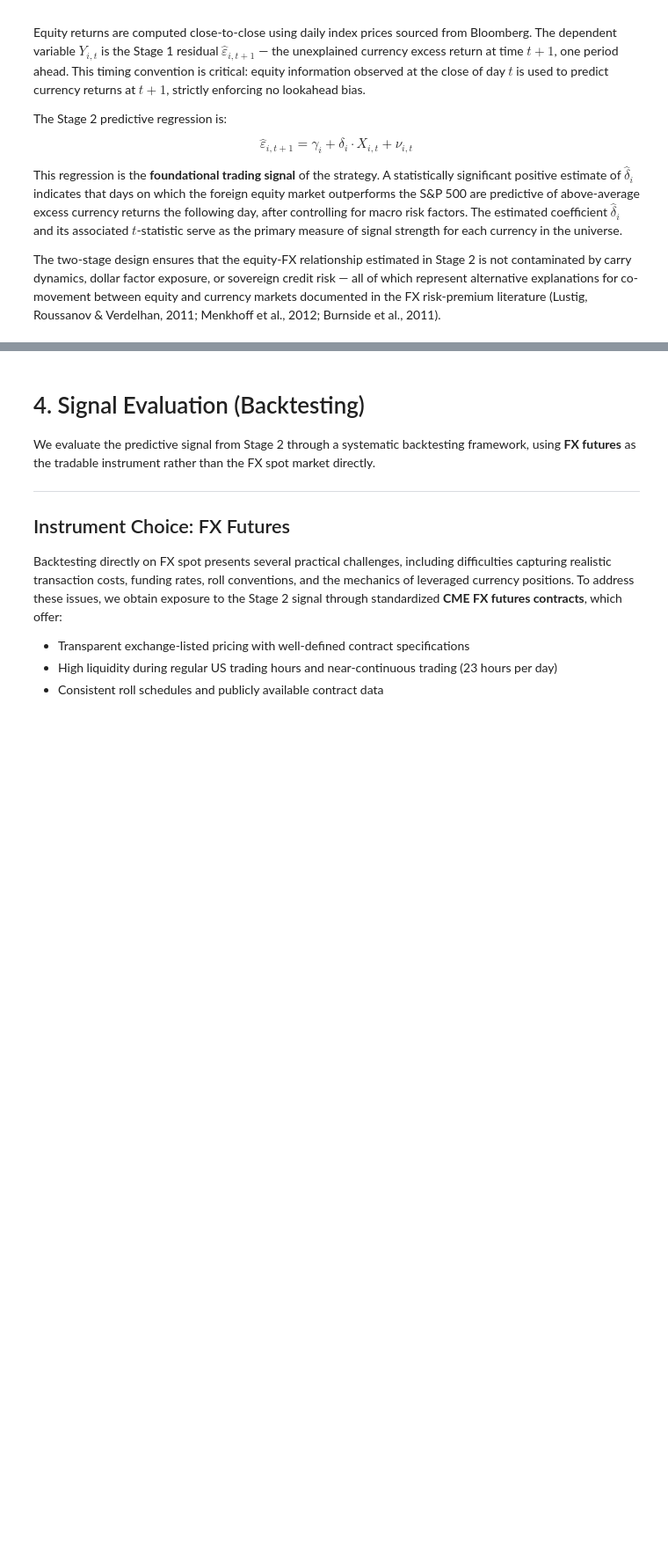
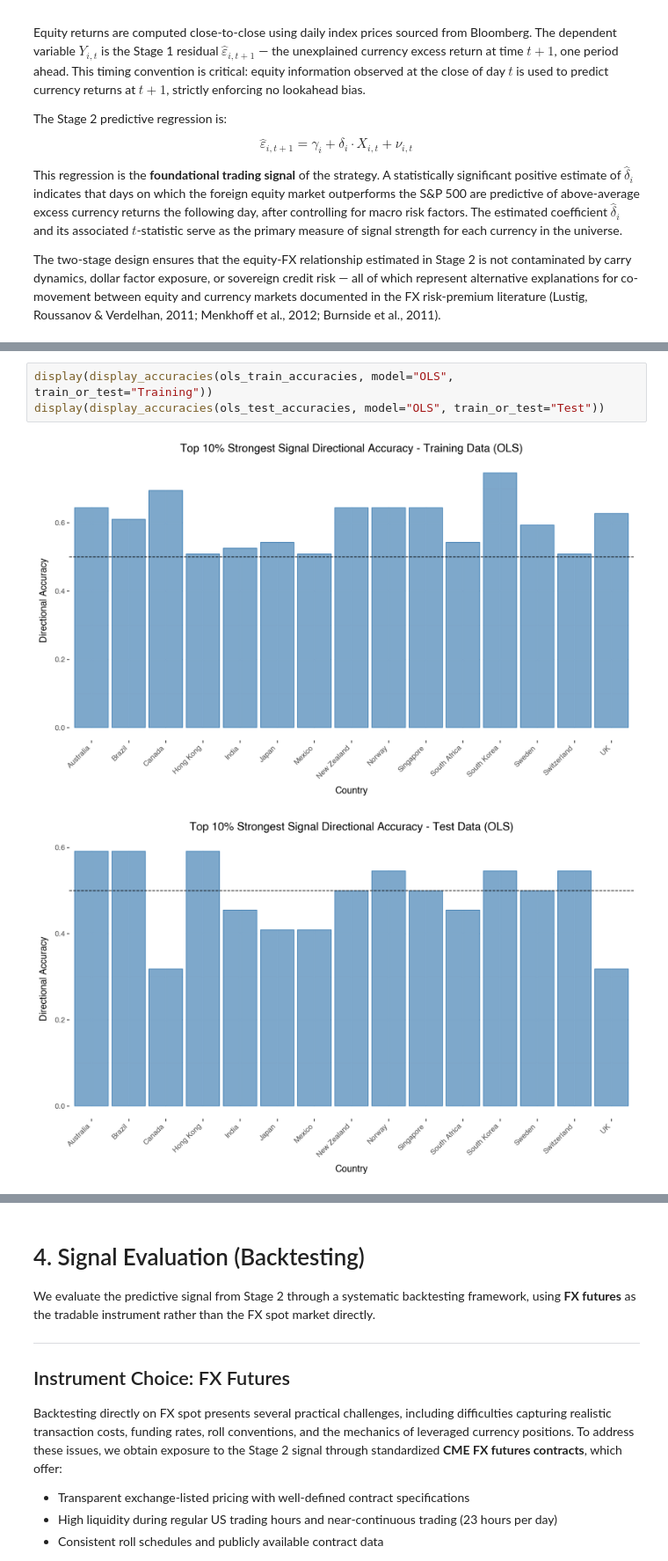
Before and after one commit to AdithSrinivasan/qts-cross-asset-fx, a Jupyter notebook: notebooks/analysis.ipynb, the cells around one changed output, grey strips where cells are left out. Shown at 88% size. Saved outputs shown, nothing was run; the diff lists cells and outputs as text; blank space fills up the shorter version.

```diff
--- a/notebooks/analysis.ipynb
+++ b/notebooks/analysis.ipynb
@@ -612,0 +651,6 @@ The two-stage design ensures that the equity-FX relationship estimated in Stage
+# %%
+display(display_accuracies(ols_train_accuracies, model="OLS", train_or_test="Training"))
+display(display_accuracies(ols_test_accuracies, model="OLS", train_or_test="Test"))
+# %% [output]
+[figure, added]
+[figure, added]
```
Also changed, not shown: parts of 12 cells of this notebook, 6 other files.
